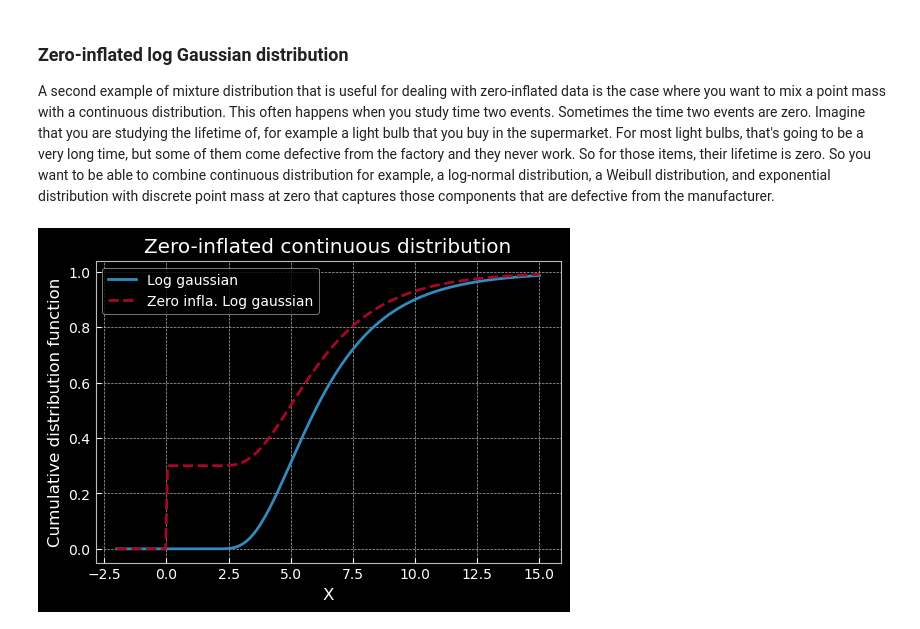
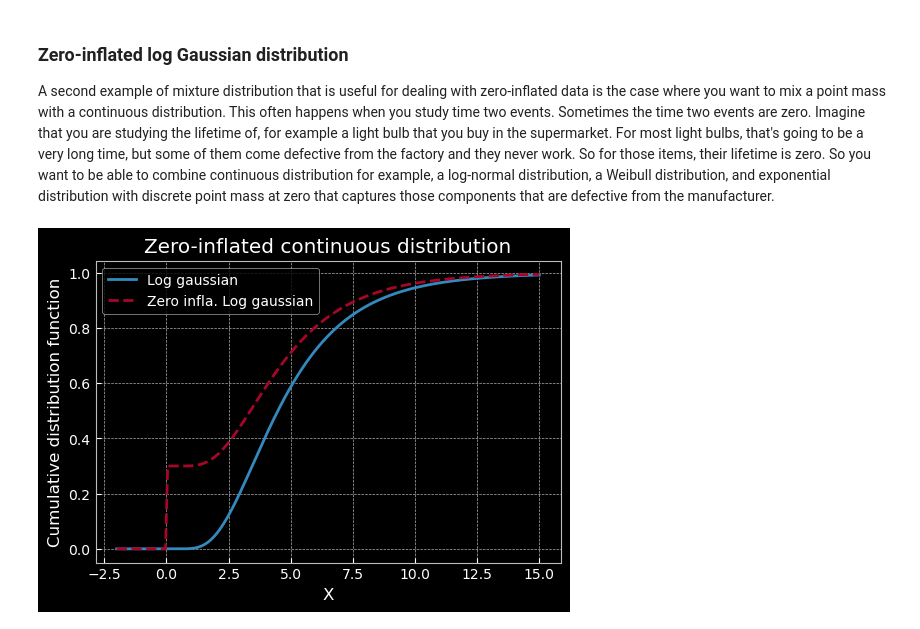
Before and after one commit to MikeS96/bayes_statististics, a Jupyter notebook: C3/L2_mixture_gaussians.ipynb, the cells around one changed output. Saved outputs shown, nothing was run; the diff lists cells and outputs as text; code cells hidden in the pictures.

Commit message:
Corrected lognorm initialization

```diff
--- a/C3/L2_mixture_gaussians.ipynb
+++ b/C3/L2_mixture_gaussians.ipynb
@@ -151,25 +151,25 @@ for example a light bulb that you buy in the supermarket. For most light bulbs,
 # %%
 from scipy.stats import lognorm
 
 # Zero-inflated continuous distribution
 # Values to sample
 x = np.linspace(-2.0, 15.0, num = 200)
 # See for parameterization
-y = lognorm.cdf(loc = 1.5, scale = np.exp(1.5), s = 0.5, x = x)
+y = lognorm.cdf(loc = 0, scale = np.exp(1.5), s = 0.5, x = x)
 
 # Point mass vector
 p_mass = np.zeros(len(x))
 p_mass[x >= 0] = 1
 z = 0.3 * p_mass + (1 - 0.3) * y
 
 # Plotting the mixture models
 fig, ax = plt.subplots(1, 1)
 ax.plot(x, y)
 ax.plot(x, z, '--')
 plt.xlabel('X')
 plt.ylabel('Cumulative distribution function')
 plt.title('Zero-inflated continuous distribution')
 plt.legend(['Log gaussian', 'Zero infla. Log gaussian'])
 plt.show()
 # %% [output]
-[figure, old version]
+[figure, new version]
```
